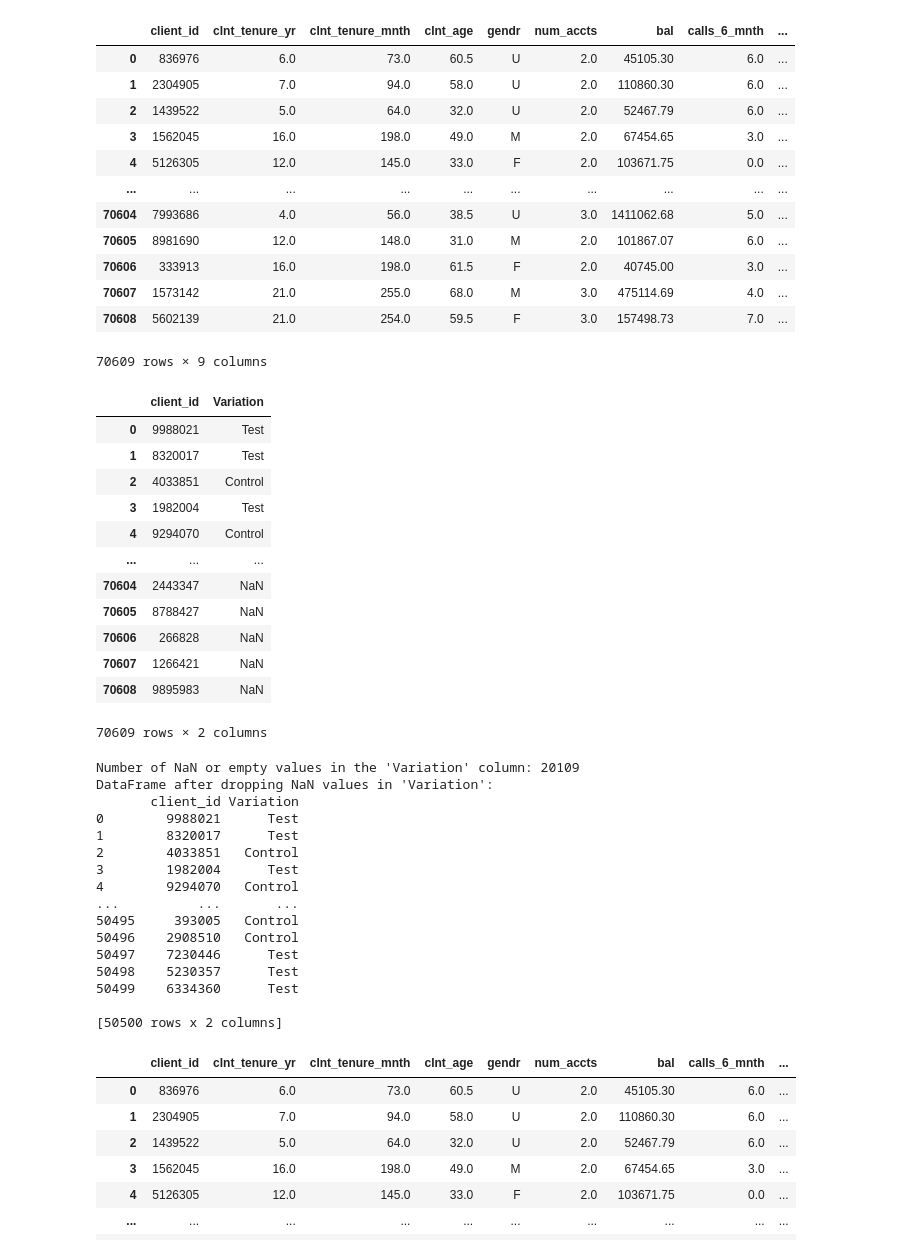
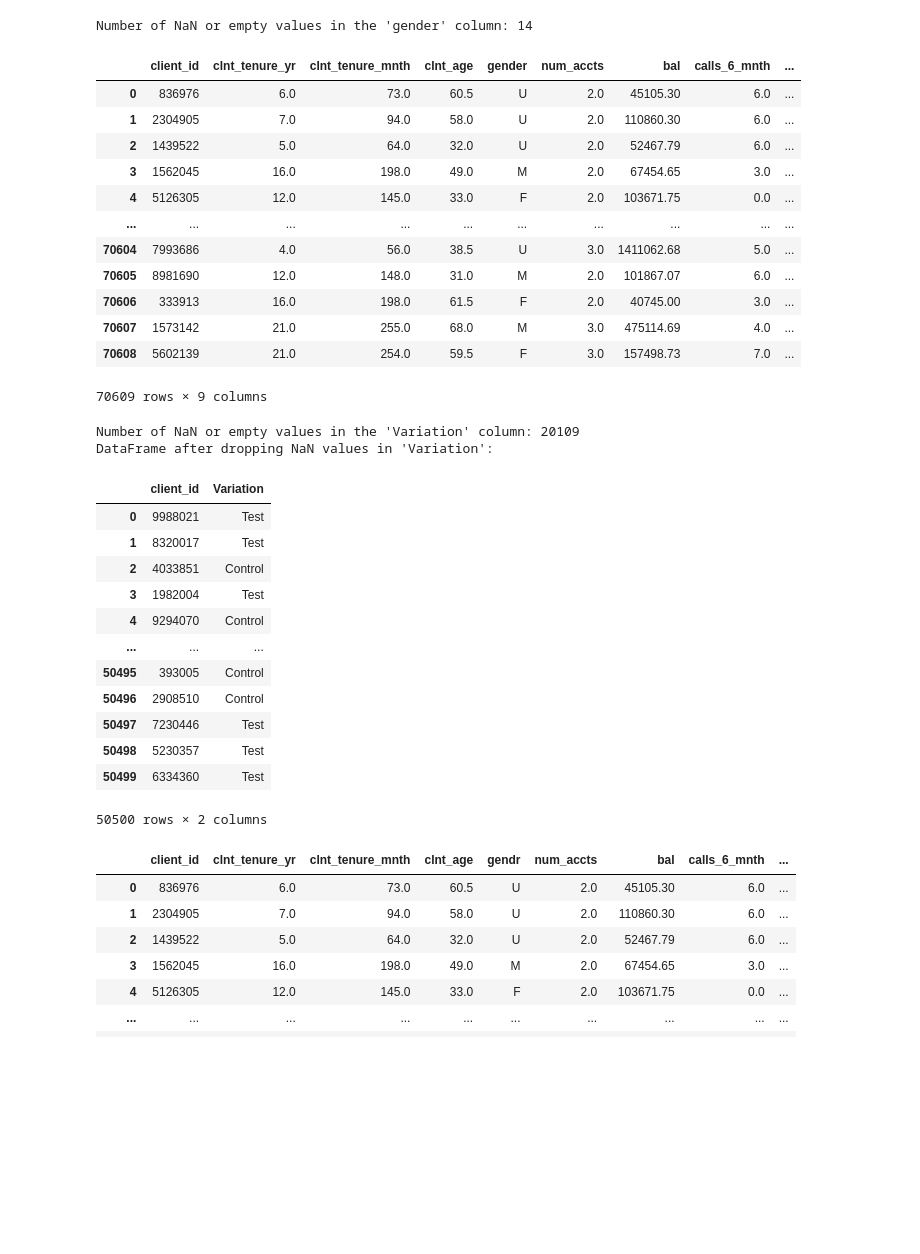
Before and after one commit to mirajkarsneha/vanguard-ab-test, a Jupyter notebook: data_cleaning.ipynb, the cells around one changed output. Cells and saved outputs as stored; diff of their text form; code cells hidden in the pictures; blank space fills up the shorter version.

Commit message:
Data cleaning

```diff
--- a/data_cleaning.ipynb
+++ b/data_cleaning.ipynb
@@ -5,21 +5,24 @@ import matplotlib.pyplot as plt
 
 # Client Profiles
 file_path = '/Users/rishikeshdhokare/Documents/Ironhack/MiniProject/project2-vanguard/DataFiles/df_final_demo.txt'
-df_final_demo = pd.read_csv(file_path, encoding='utf-8')
+df = pd.read_csv(file_path, encoding='utf-8')
 
 ###Rename###
-# Count NaN values and empty strings in the 'gender' column
-#num_empty_or_nan = df['gendr'].isna().sum() + (df['gendr'] == '').sum()
-
-#print(f"Number of NaN or empty values in the 'gender' column: {num_empty_or_nan}")
+df = df.rename(columns={'gendr': 'gender'})
 
 ###Remove NAN ######
 
+# Count NaN values and empty strings in the 'gender' column
+num_empty_or_nan = df['gender'].isna().sum() + (df['gender'] == '').sum()
+
+print(f"Number of NaN or empty values in the 'gender' column: {num_empty_or_nan}")
+
 ### Change data type float for age,num_accts, calls_6_mnth, logons_6_mnth
 
-df_final_demo
+df
 # %% [output]
+Number of NaN or empty values in the 'gender' column: 14
-|  | client_id | clnt_tenure_yr | clnt_tenure_mnth | clnt_age | gendr | num_accts | bal | calls_6_mnth | ... |
+|  | client_id | clnt_tenure_yr | clnt_tenure_mnth | clnt_age | gender | num_accts | bal | calls_6_mnth | ... |
 | 0 | 836976 | 6.0 | 73.0 | 60.5 | U | 2.0 | 45105.30 | 6.0 | ... |
 | 1 | 2304905 | 7.0 | 94.0 | 58.0 | U | 2.0 | 110860.30 | 6.0 | ... |
 | 2 | 1439522 | 5.0 | 64.0 | 32.0 | U | 2.0 | 52467.79 | 6.0 | ... |
@@ -31,53 +34,40 @@ df_final_demo
 | 70606 | 333913 | 16.0 | 198.0 | 61.5 | F | 2.0 | 40745.00 | 3.0 | ... |
 | 70607 | 1573142 | 21.0 | 255.0 | 68.0 | M | 3.0 | 475114.69 | 4.0 | ... |
 | 70608 | 5602139 | 21.0 | 254.0 | 59.5 | F | 3.0 | 157498.73 | 7.0 | ... |
-70609 rows × 9 columns
+70609 rows × 9 columns
 # %%
 #Experiment Roster
 file_path = '/Users/rishikeshdhokare/Documents/Ironhack/MiniProject/project2-vanguard/DataFiles/df_final_experiment_clients.txt'
 df_final_experiment_clients = pd.read_csv(file_path, encoding='utf-8')
+
+num_empty_or_nan = df_final_experiment_clients['Variation'].isna().sum() + (df_final_experiment_clients['Variation'] == '').sum()
+print(f"Number of NaN or empty values in the 'Variation' column: {num_empty_or_nan}")
+
+# Drop rows with NaN values in the 'Variation' column
+df_final_experiment_clients = df_final_experiment_clients.dropna(subset=['Variation'])
+
+# Reset the index after dropping rows
+df_final_experiment_clients.reset_index(drop=True, inplace=True)
+
+# Display the cleaned DataFrame
+print("DataFrame after dropping NaN values in 'Variation':")
 df_final_experiment_clients
 # %% [output]
+Number of NaN or empty values in the 'Variation' column: 20109
+DataFrame after dropping NaN values in 'Variation':
 |  | client_id | Variation |
 | 0 | 9988021 | Test |
 | 1 | 8320017 | Test |
 | 2 | 4033851 | Control |
 | 3 | 1982004 | Test |
 | 4 | 9294070 | Control |
 | ... | ... | ... |
-| 70604 | 2443347 | NaN |
-| 70605 | 8788427 | NaN |
-| 70606 | 266828 | NaN |
-| 70607 | 1266421 | NaN |
-| 70608 | 9895983 | NaN |
+| 50495 | 393005 | Control |
+| 50496 | 2908510 | Control |
+| 50497 | 7230446 | Test |
+| 50498 | 5230357 | Test |
+| 50499 | 6334360 | Test |
-70609 rows × 2 columns
+50500 rows × 2 columns
-# %%
-# Count NaN values and empty strings in the 'gender' column
-df_final_experiment_clients = df_final_experiment_clients['Variation'].isna().sum() + (df_final_experiment_clients['Variation'] == '').sum()
-print(f"Number of NaN or empty values in the 'Variation' column: {num_empty_or_nan}")
-
-df_final_experiment_clients = df.dropna(subset=['Variation'])
-df_final_experiment_clients.reset_index(drop=True, inplace=True)
-
-print("DataFrame after dropping NaN values in 'Variation':")
-print(df_final_experiment_clients)
-# %% [output]
-Number of NaN or empty values in the 'Variation' column: 20109
-DataFrame after dropping NaN values in 'Variation':
-       client_id Variation
-0        9988021      Test
-1        8320017      Test
-2        4033851   Control
-3        1982004      Test
-4        9294070   Control
-...          ...       ...
-50495     393005   Control
-50496    2908510   Control
-50497    7230446      Test
-50498    5230357      Test
-50499    6334360      Test
-
-[50500 rows x 2 columns]
 # %%
 # Example of merging the DataFrames
 test_control_df = pd.merge(df_final_demo, df_final_experiment_clients, on='client_id', how='inner')
```
Also changed, not shown: parts of 2 cells of this notebook.
